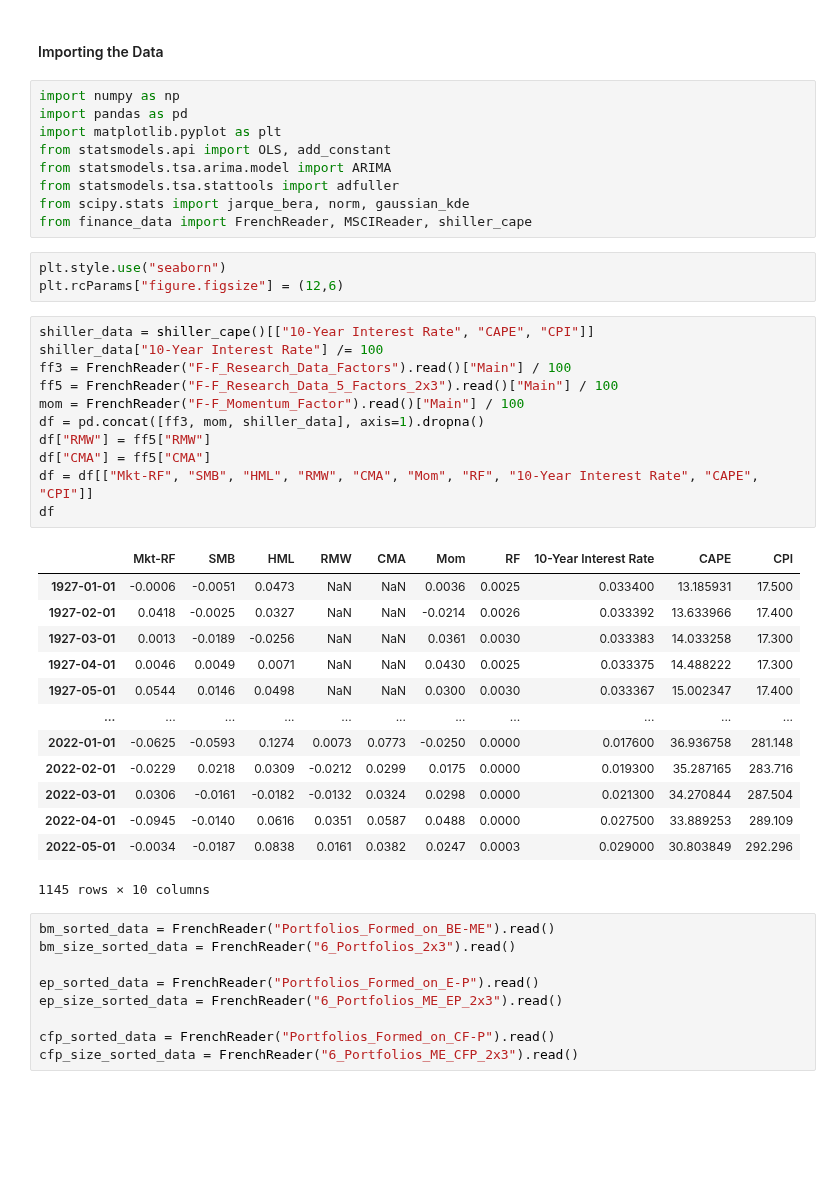
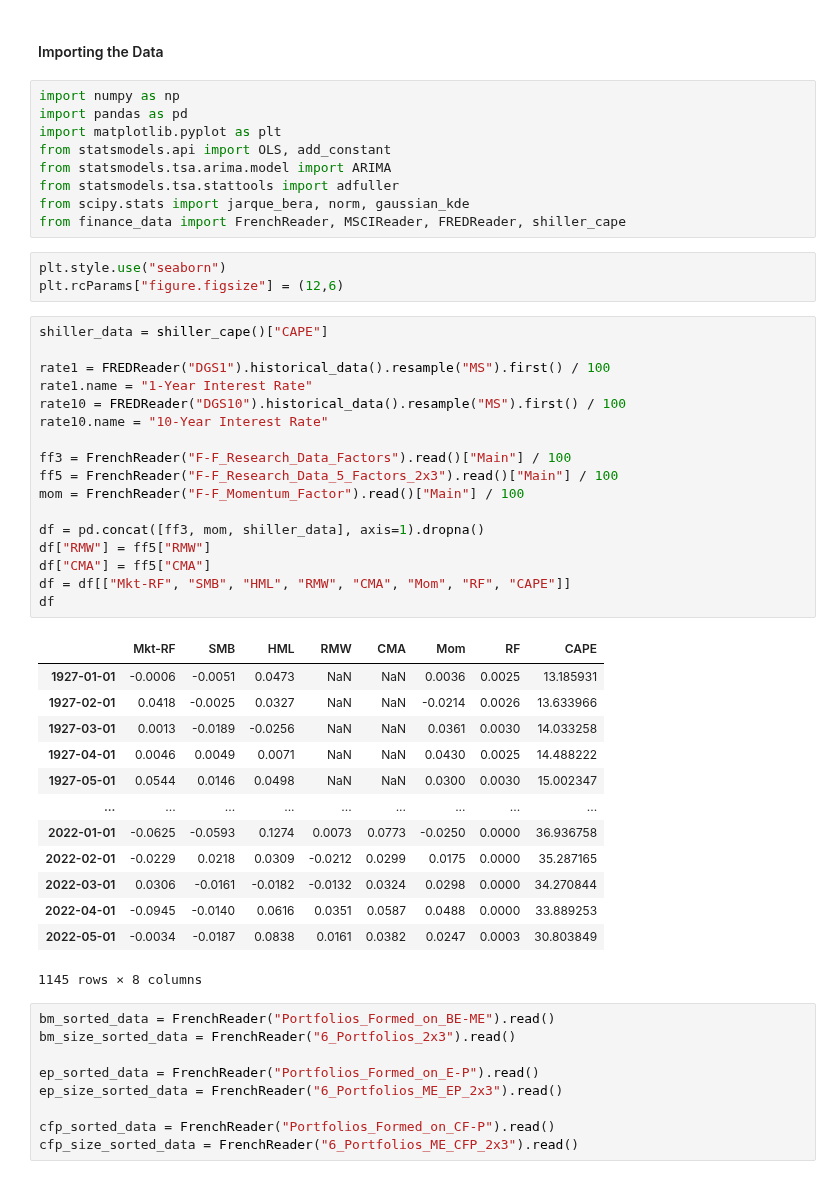
Before and after one commit to jonasniemeyer/investing-ideas, a Jupyter notebook: analyzing_the_value_premium.ipynb, the cells around one changed output. Cells and saved outputs as stored; diff of their text form; blank space fills up the shorter version.

```diff
--- a/analyzing_the_value_premium.ipynb
+++ b/analyzing_the_value_premium.ipynb
@@ -37,35 +46,41 @@ from statsmodels.api import OLS, add_constant
 from statsmodels.tsa.arima.model import ARIMA
 from statsmodels.tsa.stattools import adfuller
 from scipy.stats import jarque_bera, norm, gaussian_kde
-from finance_data import FrenchReader, MSCIReader, shiller_cape
+from finance_data import FrenchReader, MSCIReader, FREDReader, shiller_cape
 # %%
 plt.style.use("seaborn")
 plt.rcParams["figure.figsize"] = (12,6)
 # %%
-shiller_data = shiller_cape()[["10-Year Interest Rate", "CAPE", "CPI"]]
-shiller_data["10-Year Interest Rate"] /= 100
+shiller_data = shiller_cape()["CAPE"]
+
+rate1 = FREDReader("DGS1").historical_data().resample("MS").first() / 100
+rate1.name = "1-Year Interest Rate"
+rate10 = FREDReader("DGS10").historical_data().resample("MS").first() / 100
+rate10.name = "10-Year Interest Rate"
+
 ff3 = FrenchReader("F-F_Research_Data_Factors").read()["Main"] / 100
 ff5 = FrenchReader("F-F_Research_Data_5_Factors_2x3").read()["Main"] / 100
 mom = FrenchReader("F-F_Momentum_Factor").read()["Main"] / 100
+
 df = pd.concat([ff3, mom, shiller_data], axis=1).dropna()
 df["RMW"] = ff5["RMW"]
 df["CMA"] = ff5["CMA"]
-df = df[["Mkt-RF", "SMB", "HML", "RMW", "CMA", "Mom", "RF", "10-Year Interest Rate", "CAPE", "CPI"]]
+df = df[["Mkt-RF", "SMB", "HML", "RMW", "CMA", "Mom", "RF", "CAPE"]]
 df
 # %% [output]
-|  | Mkt-RF | SMB | HML | RMW | CMA | Mom | RF | 10-Year Interest Rate | CAPE | CPI |
-| 1927-01-01 | -0.0006 | -0.0051 | 0.0473 | NaN | NaN | 0.0036 | 0.0025 | 0.033400 | 13.185931 | 17.500 |
-| 1927-02-01 | 0.0418 | -0.0025 | 0.0327 | NaN | NaN | -0.0214 | 0.0026 | 0.033392 | 13.633966 | 17.400 |
-| 1927-03-01 | 0.0013 | -0.0189 | -0.0256 | NaN | NaN | 0.0361 | 0.0030 | 0.033383 | 14.033258 | 17.300 |
-| 1927-04-01 | 0.0046 | 0.0049 | 0.0071 | NaN | NaN | 0.0430 | 0.0025 | 0.033375 | 14.488222 | 17.300 |
-| 1927-05-01 | 0.0544 | 0.0146 | 0.0498 | NaN | NaN | 0.0300 | 0.0030 | 0.033367 | 15.002347 | 17.400 |
-| ... | ... | ... | ... | ... | ... | ... | ... | ... | ... | ... |
-| 2022-01-01 | -0.0625 | -0.0593 | 0.1274 | 0.0073 | 0.0773 | -0.0250 | 0.0000 | 0.017600 | 36.936758 | 281.148 |
-| 2022-02-01 | -0.0229 | 0.0218 | 0.0309 | -0.0212 | 0.0299 | 0.0175 | 0.0000 | 0.019300 | 35.287165 | 283.716 |
-| 2022-03-01 | 0.0306 | -0.0161 | -0.0182 | -0.0132 | 0.0324 | 0.0298 | 0.0000 | 0.021300 | 34.270844 | 287.504 |
-| 2022-04-01 | -0.0945 | -0.0140 | 0.0616 | 0.0351 | 0.0587 | 0.0488 | 0.0000 | 0.027500 | 33.889253 | 289.109 |
-| 2022-05-01 | -0.0034 | -0.0187 | 0.0838 | 0.0161 | 0.0382 | 0.0247 | 0.0003 | 0.029000 | 30.803849 | 292.296 |
+|  | Mkt-RF | SMB | HML | RMW | CMA | Mom | RF | CAPE |
+| 1927-01-01 | -0.0006 | -0.0051 | 0.0473 | NaN | NaN | 0.0036 | 0.0025 | 13.185931 |
+| 1927-02-01 | 0.0418 | -0.0025 | 0.0327 | NaN | NaN | -0.0214 | 0.0026 | 13.633966 |
+| 1927-03-01 | 0.0013 | -0.0189 | -0.0256 | NaN | NaN | 0.0361 | 0.0030 | 14.033258 |
+| 1927-04-01 | 0.0046 | 0.0049 | 0.0071 | NaN | NaN | 0.0430 | 0.0025 | 14.488222 |
+| 1927-05-01 | 0.0544 | 0.0146 | 0.0498 | NaN | NaN | 0.0300 | 0.0030 | 15.002347 |
+| ... | ... | ... | ... | ... | ... | ... | ... | ... |
+| 2022-01-01 | -0.0625 | -0.0593 | 0.1274 | 0.0073 | 0.0773 | -0.0250 | 0.0000 | 36.936758 |
+| 2022-02-01 | -0.0229 | 0.0218 | 0.0309 | -0.0212 | 0.0299 | 0.0175 | 0.0000 | 35.287165 |
+| 2022-03-01 | 0.0306 | -0.0161 | -0.0182 | -0.0132 | 0.0324 | 0.0298 | 0.0000 | 34.270844 |
+| 2022-04-01 | -0.0945 | -0.0140 | 0.0616 | 0.0351 | 0.0587 | 0.0488 | 0.0000 | 33.889253 |
+| 2022-05-01 | -0.0034 | -0.0187 | 0.0838 | 0.0161 | 0.0382 | 0.0247 | 0.0003 | 30.803849 |
-1145 rows × 10 columns
+1145 rows × 8 columns
 # %%
 bm_sorted_data = FrenchReader("Portfolios_Formed_on_BE-ME").read()
 bm_size_sorted_data = FrenchReader("6_Portfolios_2x3").read()
```
Also changed, not shown: parts of 13 cells of this notebook.
